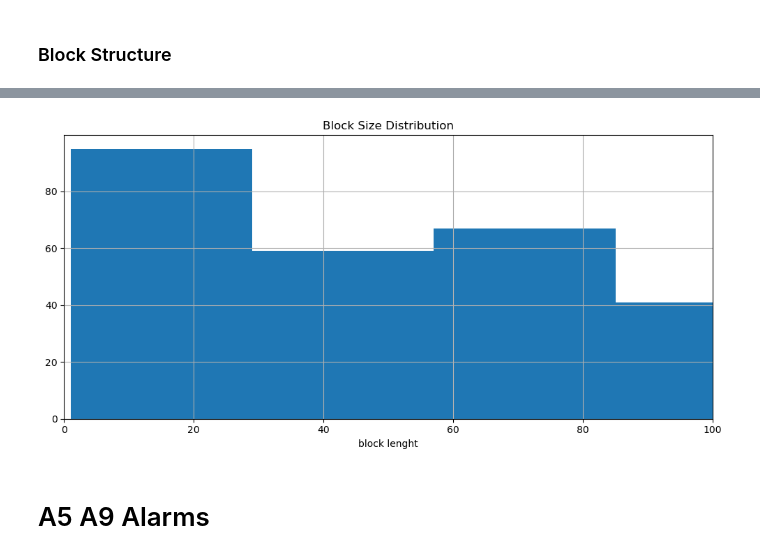
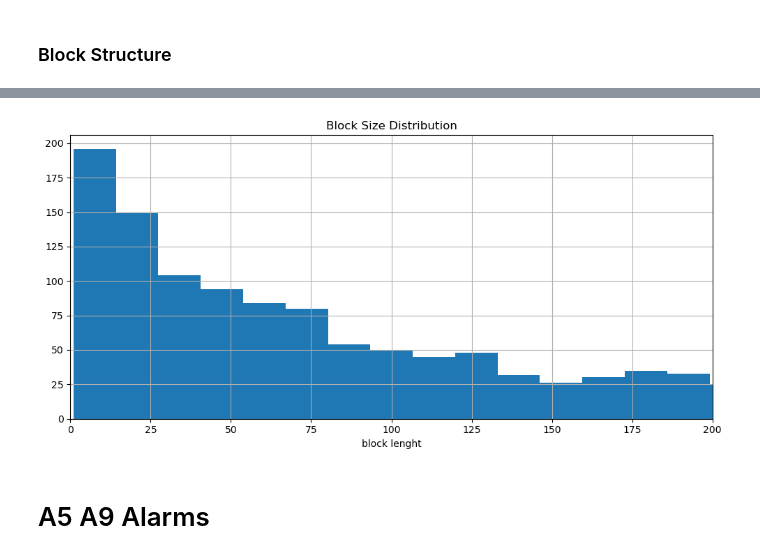
Before and after one commit to RaffaeleSabatini/MAPD2025_proj3, a Jupyter notebook: main.ipynb, the cells around one changed output, grey strips where cells are left out. Cells and saved outputs as stored; diff of their text form; code cells hidden in the pictures.

```diff
--- a/main.ipynb
+++ b/main.ipynb
@@ -20,7 +20,7 @@ Porta 8080, voce Workers: vedresti core e memoria usata se c'è qualcun'altro.</
 # %%
 user = "user_a" # "user_a"  o  "user_b" (B SE SI E' I SECONDI A LAVORARCI)
 # %%
-core = 8 # 8 di 16, lasciare così se si lavora in due
+core = 16 # 8 di 16, lasciare così se si lavora in due
 # %%
 Npartition = 8
 # %% [markdown]
@@ -406,7 +401,7 @@ plot_diff_histogram(differences=diffs, min_diff=180, max_diff=4000, delta=25)
 # %% [markdown]
 Direi di tenere questa funzione "FillGaps" e continuare ad implementare partendo da questa
 # %%
-def FillGaps(
+def CreateGrid(
     df: DataFrame,
     sensors: list = None,
     interval: int = 60,
@@ -515,7 +510,7 @@ def FillGaps(
 frequency = 60 #seconds
 
 # Fill sensor gaps
-df_grid = FillGaps(df_hw, interval=frequency, modality="auto")
+df_grid = CreateGrid(df_hw, interval=frequency, modality="auto")
 df_final = df_grid.persist()
 
 # Trigger persist
@@ -618,20 +613,20 @@ Wall time: 1.35 s
 # %%
 Dist = df_final.groupBy("BlockID").count().orderBy("BlockID")
 
 data = Dist.toPandas()
 import matplotlib.pyplot as plt
 
 plt.figure(figsize=(10, 5))
 plt.hist(data['count'], bins = 150)
-plt.xlim(0, 100)
+plt.xlim(0, 200)
 plt.xlabel("block lenght")
 #plt.ylabel("Number of Rows in Block")
 plt.title("Block Size Distribution")
 plt.grid(True)
 plt.tight_layout()
 plt.show()
 # %% [output]
-[figure, old version]
+[figure, new version]
 # %%
 #test = df_final.toPandas()
 # %%
```
Also changed, not shown: parts of 24 cells of this notebook.
